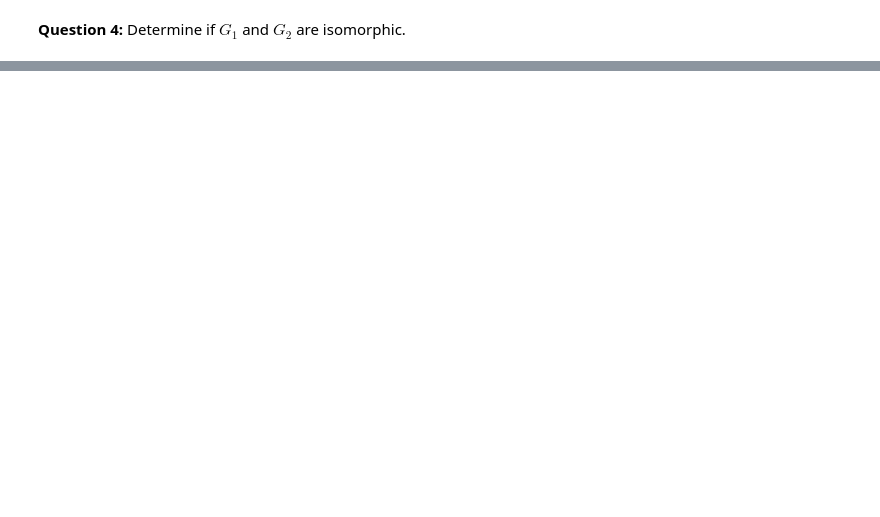
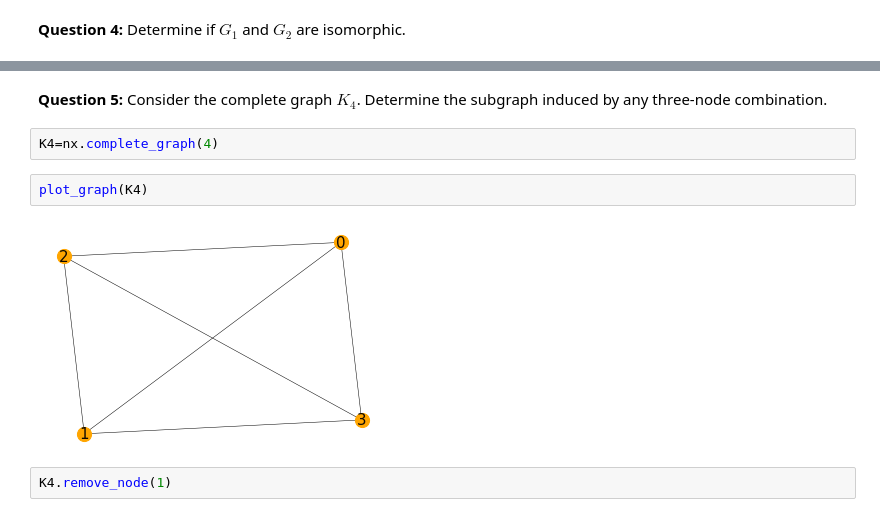
Before and after one commit to javiervz/network_science, a Jupyter notebook: graphs.ipynb, the cells around one changed output, grey strips where cells are left out. Cells and saved outputs as stored; diff of their text form; blank space fills up the shorter version.

```diff
--- a/graphs.ipynb
+++ b/graphs.ipynb
@@ -125,0 +124,10 @@ Question 4: Determine if $g$
+# %% [markdown]
+**Question 5:** Consider the complete graph $K_4$. Determine the subgraph induced by any three-node combination.
+# %%
+K4=nx.complete_graph(4)
+# %%
+plot_graph(K4)
+# %% [output]
+[figure, added]
+# %%
+K4.remove_node(1)
```
Also changed, not shown: parts of 10 cells of this notebook.
